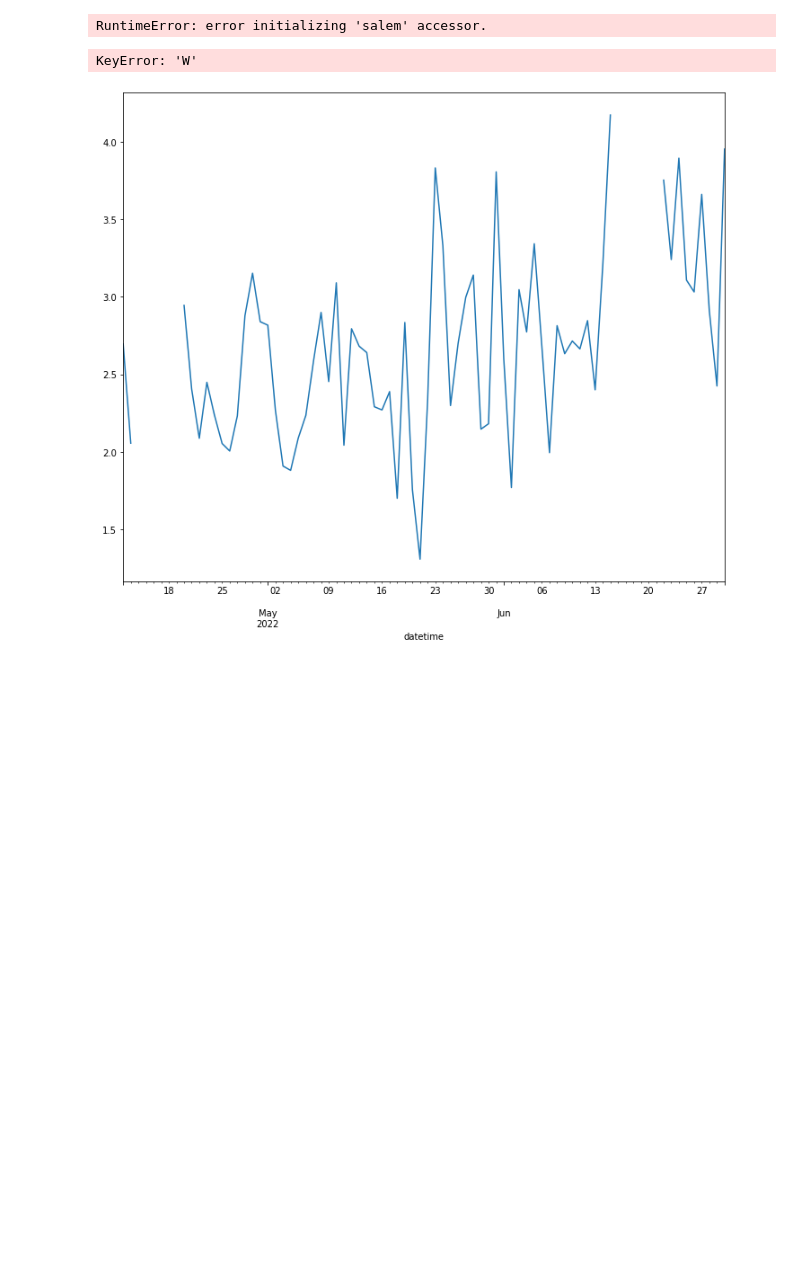
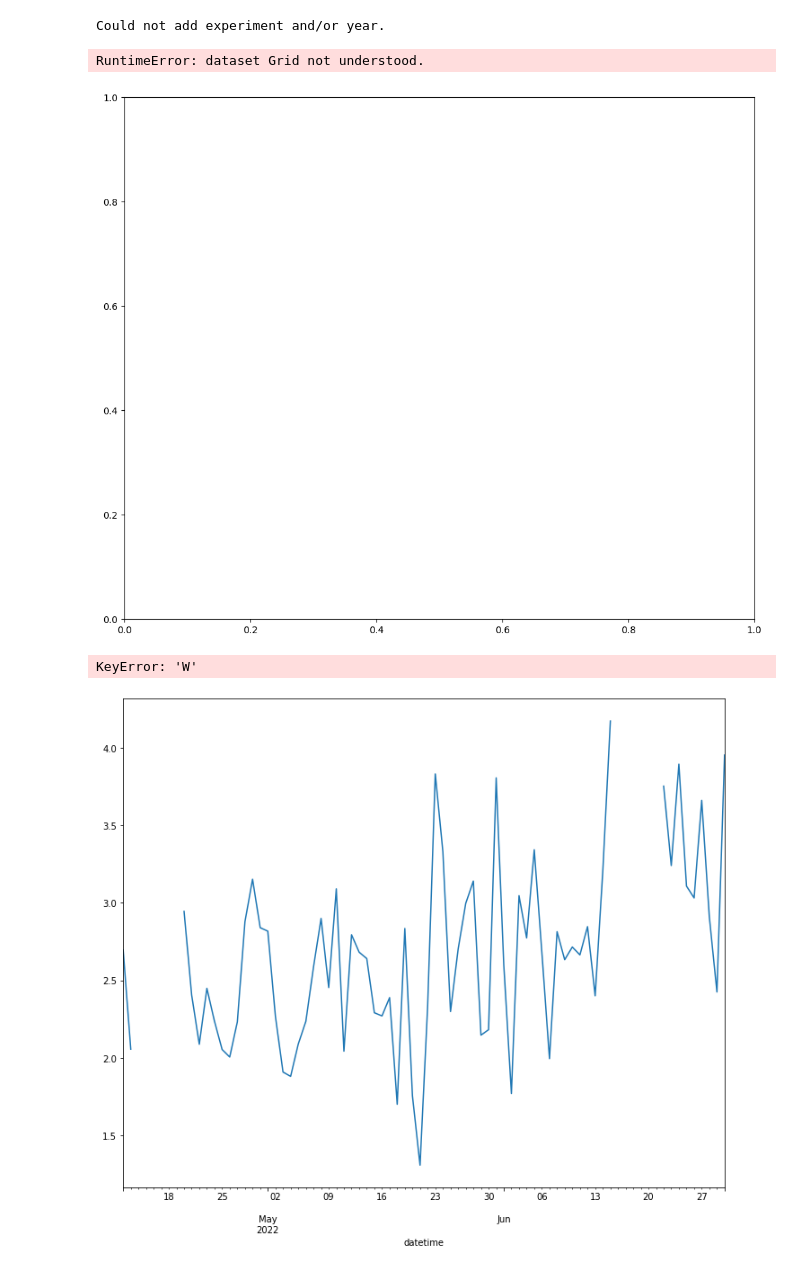
Before and after one commit to benatouba/darwin, a Jupyter notebook: analysis_of_measurements.ipynb, the cells around one changed output. Cells and saved outputs as stored; diff of their text form; code cells hidden in the pictures; blank space fills up the shorter version.

```diff
--- a/analysis_of_measurements.ipynb
+++ b/analysis_of_measurements.ipynb
@@ -1,17 +1,24 @@
 # %%
 import matplotlib.pyplot as plt
 import darwin
 from importlib import reload
 reload(darwin)
 
 files = darwin.glob_measurements()
-ls_prcp = darwin.open_experiment(experiment = 'rc_trop_ls', variable = 'ws10', year = '2022')
+ls_prcp = darwin.open_experiment(
+    experiment = 'rc_trop_ls',
+    variable = 'ws10',
+    year = '2022',
+    engine="xarray"
+)
 fig, ax = plt.subplots(figsize=(12,10))
 ls_prcp.plot_map(ax=ax, save=True)
 # plt.savefig("rc_trop_ls_ws10_map.png")
 plt.show()
 # %% [output]
-RuntimeError: error initializing 'salem' accessor.
+Could not add experiment and/or year.
+RuntimeError: dataset Grid not understood.
+[figure, added]
 # %%
 ls_prcp.plot_stations(save=True)
 # %% [output]
```
Also changed, not shown: 6 other files.
